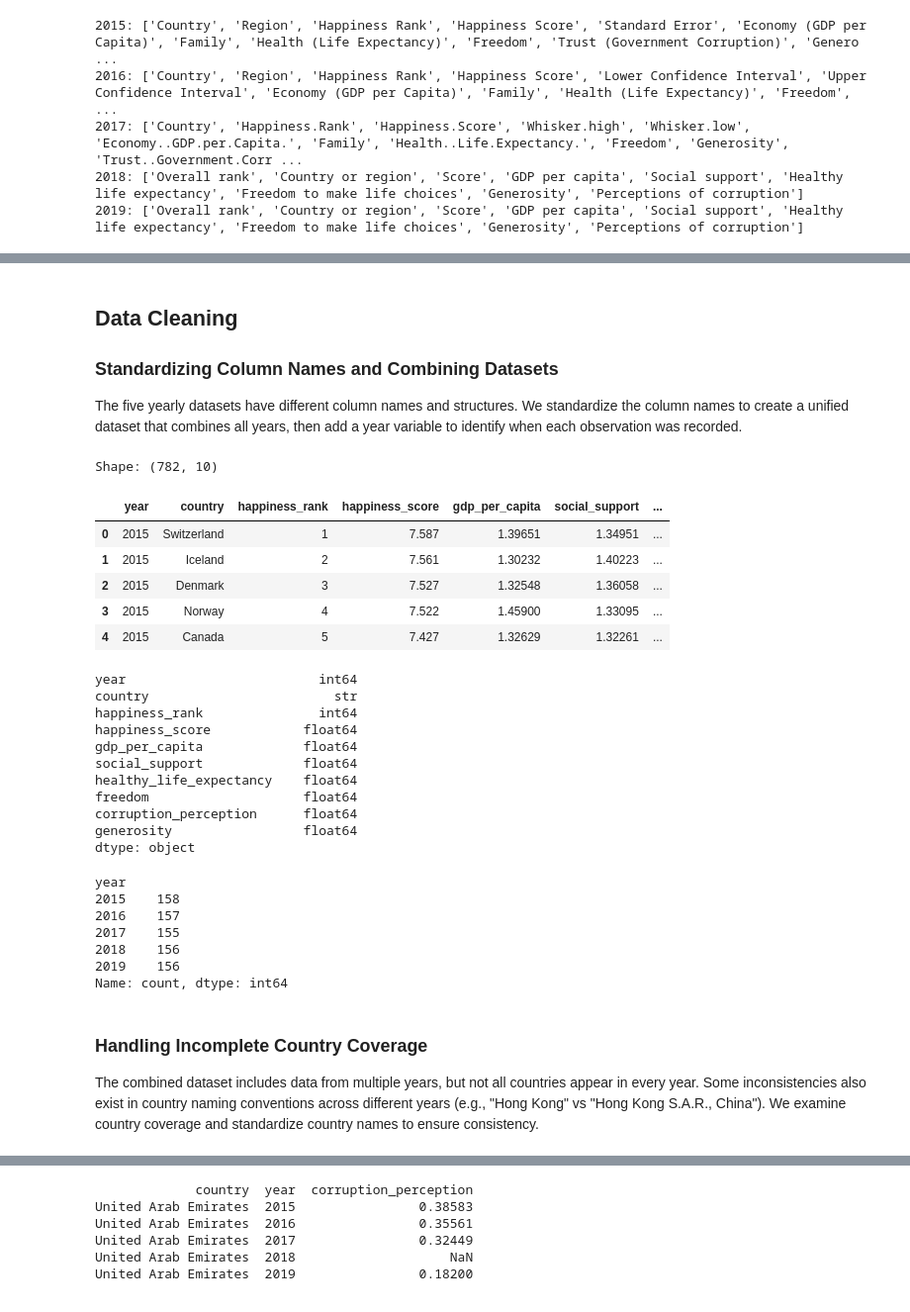
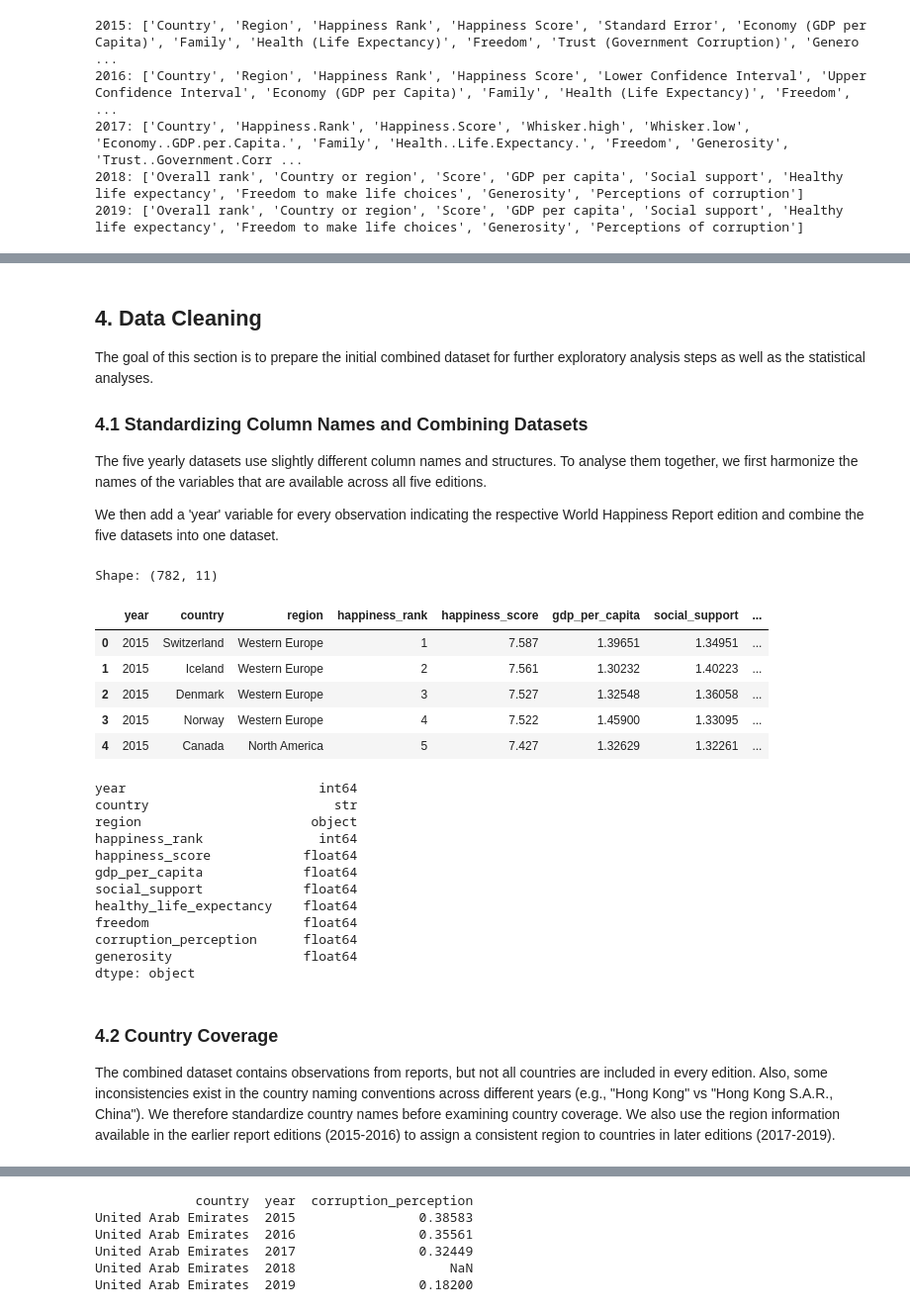
Before and after one commit to GiacomoAle8/ResearchMethodsProject, a Jupyter notebook: project.ipynb, the cells around one changed output, grey strips where cells are left out. Shown at 99% size. Drawn from its saved outputs; the diff is of its cells as text; code cells hidden in the pictures.

```diff
--- a/project.ipynb
+++ b/project.ipynb
@@ -107,9 +134,13 @@ print("2019:", df_2019.columns.tolist())
 # %% [markdown]
-## Data Cleaning
+## 4. Data Cleaning
 
-### Standardizing Column Names and Combining Datasets
+The goal of this section is to prepare the initial combined dataset for further exploratory analysis steps as well as the statistical analyses.
 
-The five yearly datasets have different column names and structures. We standardize the column names to create a unified dataset that combines all years, then add a year variable to identify when each observation was recorded.
+### 4.1 Standardizing Column Names and Combining Datasets
+
+The five yearly datasets use slightly different column names and structures. To analyse them together, we first harmonize the names of the variables that are available across all five editions.
+
+We then add a 'year' variable for every observation indicating the respective World Happiness Report edition and combine the five datasets into one dataset.
 # %%
 # create a mapping of the columnn names to a single unified convention
 column_map = {
@@ -154,54 +185,62 @@ df_2017 = df_2017.rename(columns=column_map)
 df_2018 = df_2018.rename(columns=column_map)
 df_2019 = df_2019.rename(columns=column_map)
 
+# add an empty region column for the datasets (2017, 2018, 2019) where region is not available
+for dataset in [df_2015, df_2016, df_2017, df_2018, df_2019]:
+    if "region" not in dataset.columns:
+        dataset["region"] = pd.NA
+
 # the identified common columns are the following
 common_columns = [
-    "year", # adding a year columns for each dataset to identify the year of the data
+    "year", # identifies the year of the report
     "country",
+    "region",
     "happiness_rank",
     "happiness_score",
     "gdp_per_capita",
     "social_support",
     "healthy_life_expectancy",
     "freedom",
     "corruption_perception",
     "generosity"
 ]
 
 # add the column year for each dataset as seperate column "year"
 df_2015["year"] = 2015
 df_2016["year"] = 2016
 df_2017["year"] = 2017
 df_2018["year"] = 2018
 df_2019["year"] = 2019
 
 # putting all the datasets together into one dataset
 df = pd.concat([
     df_2015[common_columns],
     df_2016[common_columns],
     df_2017[common_columns],
     df_2018[common_columns],
     df_2019[common_columns]
 ], ignore_index=True)
 
 # print the shape (number of rows and columns) of df
 print("Shape:", df.shape)
+
 # print the first 5 rows of the combined dataset
 df.head()
 # %% [output]
-Shape: (782, 10)
+Shape: (782, 11)
-|  | year | country | happiness_rank | happiness_score | gdp_per_capita | social_support | ... |
-| 0 | 2015 | Switzerland | 1 | 7.587 | 1.39651 | 1.34951 | ... |
-| 1 | 2015 | Iceland | 2 | 7.561 | 1.30232 | 1.40223 | ... |
-| 2 | 2015 | Denmark | 3 | 7.527 | 1.32548 | 1.36058 | ... |
-| 3 | 2015 | Norway | 4 | 7.522 | 1.45900 | 1.33095 | ... |
-| 4 | 2015 | Canada | 5 | 7.427 | 1.32629 | 1.32261 | ... |
+|  | year | country | region | happiness_rank | happiness_score | gdp_per_capita | social_support | ... |
+| 0 | 2015 | Switzerland | Western Europe | 1 | 7.587 | 1.39651 | 1.34951 | ... |
+| 1 | 2015 | Iceland | Western Europe | 2 | 7.561 | 1.30232 | 1.40223 | ... |
+| 2 | 2015 | Denmark | Western Europe | 3 | 7.527 | 1.32548 | 1.36058 | ... |
+| 3 | 2015 | Norway | Western Europe | 4 | 7.522 | 1.45900 | 1.33095 | ... |
+| 4 | 2015 | Canada | North America | 5 | 7.427 | 1.32629 | 1.32261 | ... |
 # %%
 # display the data types of each column in the combined dataset
 df.dtypes
 # %% [output]
 year                         int64
 country                        str
+region                      object
 happiness_rank               int64
 happiness_score            float64
 gdp_per_capita             float64
@@ -211,17 +250,7 @@ freedom                    float64
 corruption_perception      float64
 generosity                 float64
 dtype: object
-# %%
-df["year"].value_counts().sort_index()
-# %% [output]
-year
-2015    158
-2016    157
-2017    155
-2018    156
-2019    156
-Name: count, dtype: int64
 # %% [markdown]
-### Handling Incomplete Country Coverage
+### 4.2 Country Coverage
 
-The combined dataset includes data from multiple years, but not all countries appear in every year. Some inconsistencies also exist in country naming conventions across different years (e.g., "Hong Kong" vs "Hong Kong S.A.R., China"). We examine country coverage and standardize country names to ensure consistency.
+The combined dataset contains observations from reports, but not all countries are included in every edition. Also, some inconsistencies  exist in the country naming conventions across different years (e.g., "Hong Kong" vs "Hong Kong S.A.R., China"). We therefore standardize country names before examining country coverage. We also use the region information available in the earlier report editions (2015-2016) to assign a consistent region to countries in later editions (2017-2019).
```
Also changed, not shown: parts of 89 cells of this notebook.
